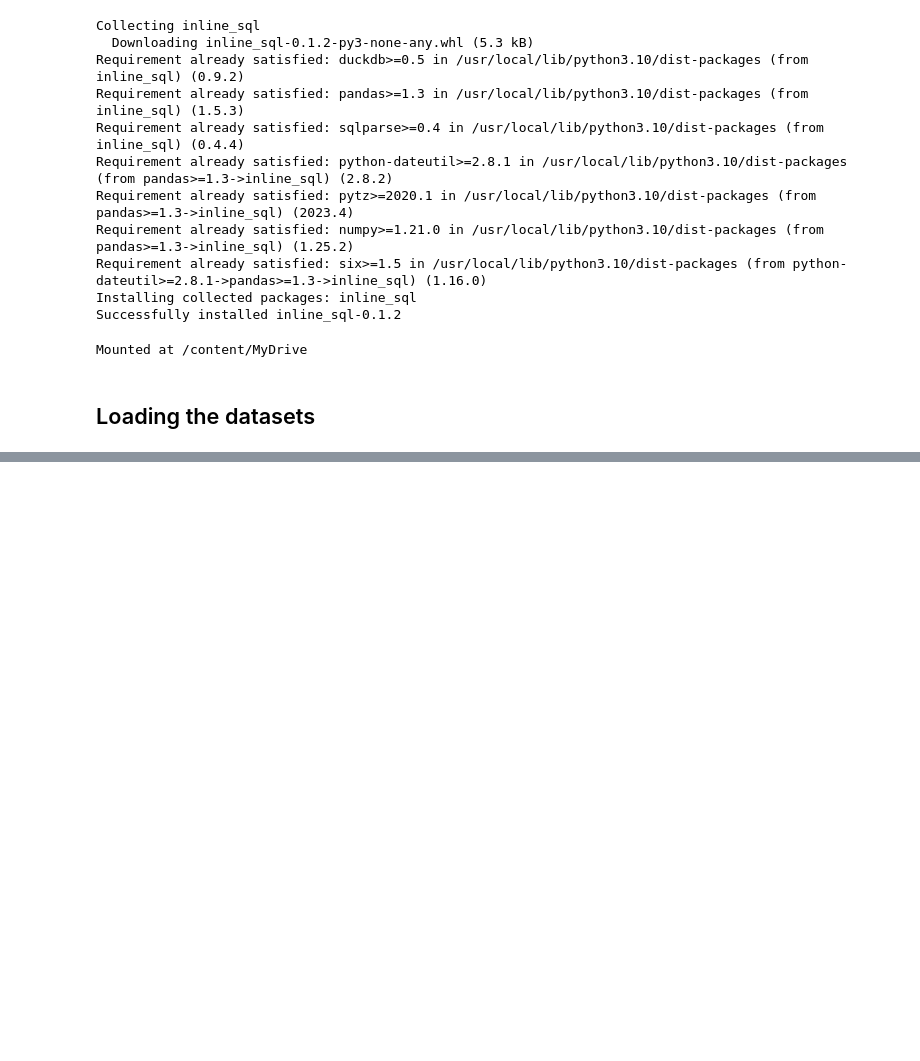
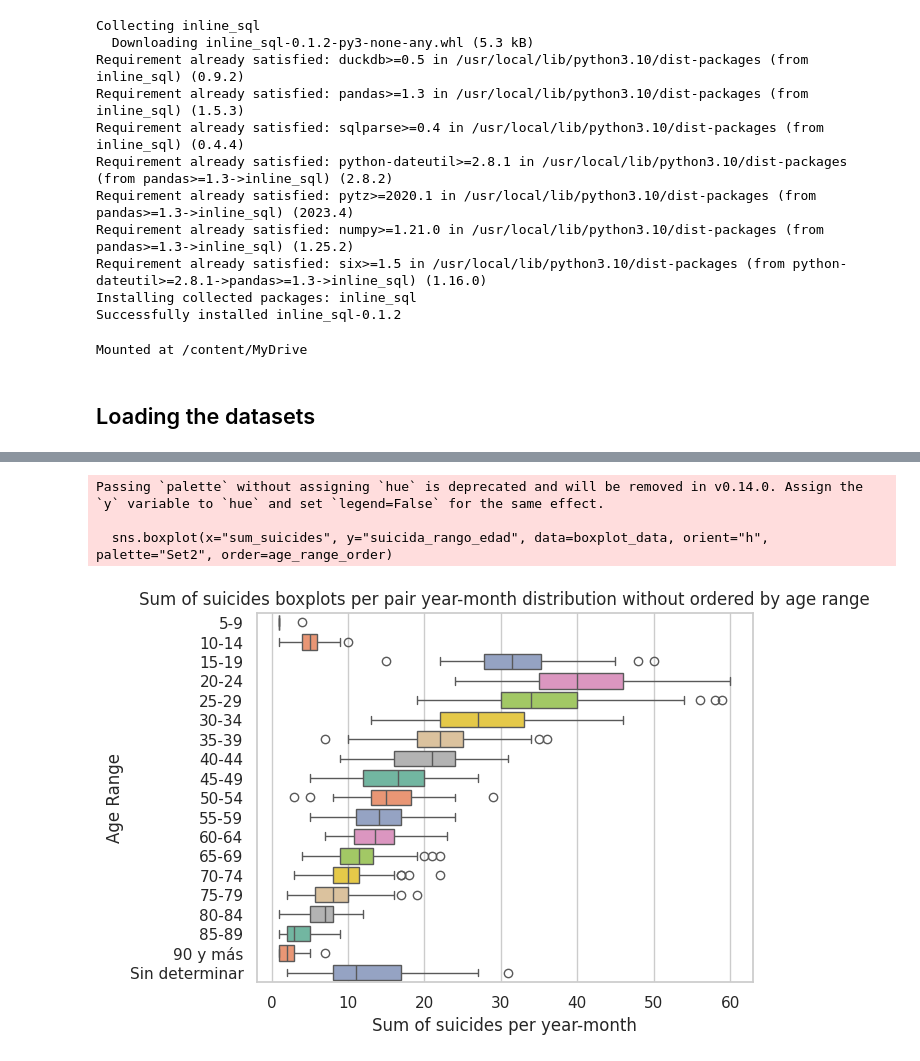
Before and after one commit to martincalsina/Suicide-Analysis, a Jupyter notebook: suicide_analysis.ipynb, the cells around one changed output, grey strips where cells are left out. Drawn from its saved outputs; the diff is of its cells as text; code cells hidden in the pictures; blank space fills up the shorter version.

```diff
--- a/suicide_analysis.ipynb
+++ b/suicide_analysis.ipynb
@@ -98,0 +323,6 @@ suicides
+# %%
+boxplot_data.drop(columns=["fecha"], inplace=True)
+# %%
+boxplot_data = boxplot_data.groupby(by=["suicida_rango_edad", "year","month"])
+# %%
+boxplot_data = boxplot_data.size().reset_index(name='sum_suicides')
@@ -98,0 +331,3 @@ suicides
+# %%
+age_range_order = ['5-9', '10-14', '15-19', '20-24', '25-29', '30-34', '35-39',  '40-44', '45-49', '50-54',
+                   '55-59', '60-64', '65-69', '70-74', '75-79', '80-84', '85-89', '90 y más', 'Sin determinar']
@@ -98,0 +350,12 @@ suicides
+# %%
+plt.figure()
+sns.boxplot(x="sum_suicides", y="suicida_rango_edad", data=boxplot_data, orient="h", palette="Set2", order=age_range_order)
+plt.ylabel("Age Range")
+plt.xlabel("Sum of suicides per year-month")
+plt.title("Sum of suicides boxplots per pair year-month distribution without ordered by age range")
+plt.show()
+# %% [output]
+Passing `palette` without assigning `hue` is deprecated and will be removed in v0.14.0. Assign the `y` variable to `hue` and set `legend=False` for the same effect.
+
+  sns.boxplot(x="sum_suicides", y="suicida_rango_edad", data=boxplot_data, orient="h", palette="Set2", order=age_range_order)
+[figure, added]
```
Also changed, not shown: parts of 123 cells of this notebook.
